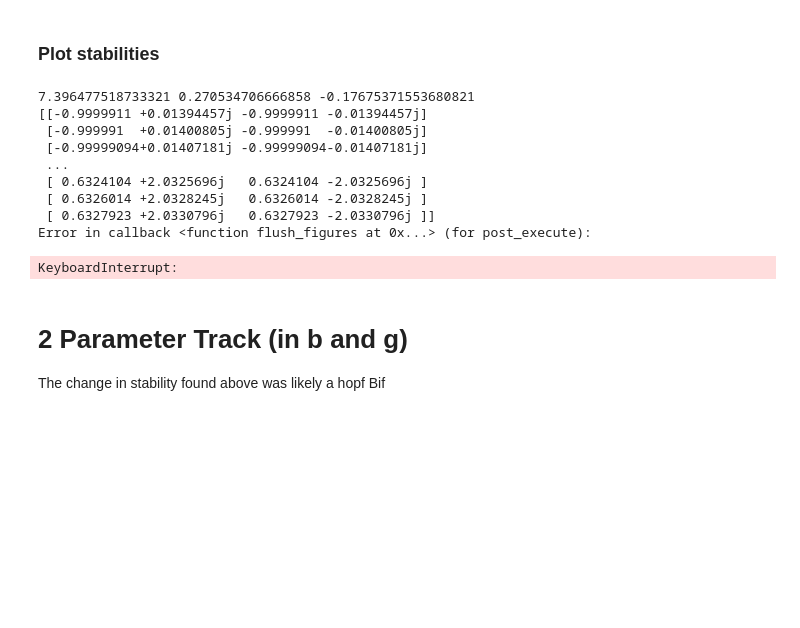
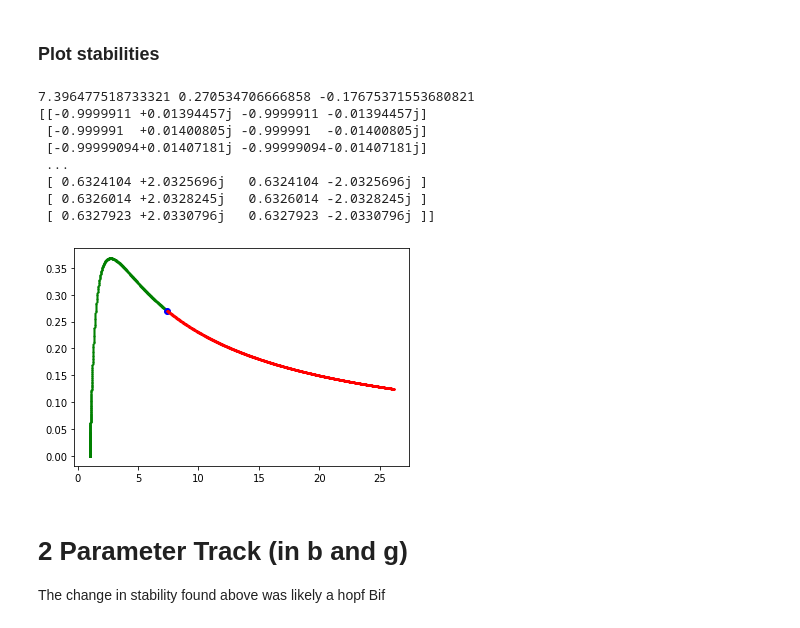
Before and after one commit to aaron-galligan/Case-Study, a Jupyter notebook: Hopf_tracking.ipynb, the cells around one changed output. Drawn from its saved outputs; the diff is of its cells as text; code cells hidden in the pictures; blank space fills up the shorter version.

```diff
--- a/Hopf_tracking.ipynb
+++ b/Hopf_tracking.ipynb
@@ -281,29 +281,28 @@ should be same [1.00001778e+00 1.77779901e-05] [1.41080616 0.24394654]
 # %%
 for i in np.arange(0,ylist.shape[1]):
     if stab[i] == False:
-        plt.plot(ylist[2,i],ylist[1,i],'g.',markersize=2,label = 'stable eq')
+        plt.plot(ylist[0,i],ylist[1,i],'g.',markersize=2,label = 'stable eq')
     elif stab[i] == True:
-        plt.plot(ylist[2,i],ylist[1,i],'r.',markersize=2,label = 'unstable eq')
+        plt.plot(ylist[0,i],ylist[1,i],'r.',markersize=2,label = 'unstable eq')
     elif stab[i] == 10:
-        plt.plot(ylist[2,i],ylist[1,i],marker='o',color='b',markersize=6,label='SN')
+        plt.plot(ylist[0,i],ylist[1,i],marker='o',color='b',markersize=6,label='SN')
         print(ylist[0,i],ylist[1,i], ylist[2,i])
         #print(eig_val[i])
 
     else:
         print('Error - undefined stability type')
 
 print(eig_val)
 # %% [output]
 7.396477518733321 0.270534706666858 -0.17675371553680821
 [[-0.9999911 +0.01394457j -0.9999911 -0.01394457j]
  [-0.999991  +0.01400805j -0.999991  -0.01400805j]
  [-0.99999094+0.01407181j -0.99999094-0.01407181j]
  ...
  [ 0.6324104 +2.0325696j   0.6324104 -2.0325696j ]
  [ 0.6326014 +2.0328245j   0.6326014 -2.0328245j ]
  [ 0.6327923 +2.0330796j   0.6327923 -2.0330796j ]]
-Error in callback <function flush_figures at 0x...> (for post_execute):
-KeyboardInterrupt:
+[figure, added]
 # %% [markdown]
 # 2 Parameter Track (in b and g)
 The change in stability found above was likely a hopf Bif
```
Also changed, not shown: 6 other files.
